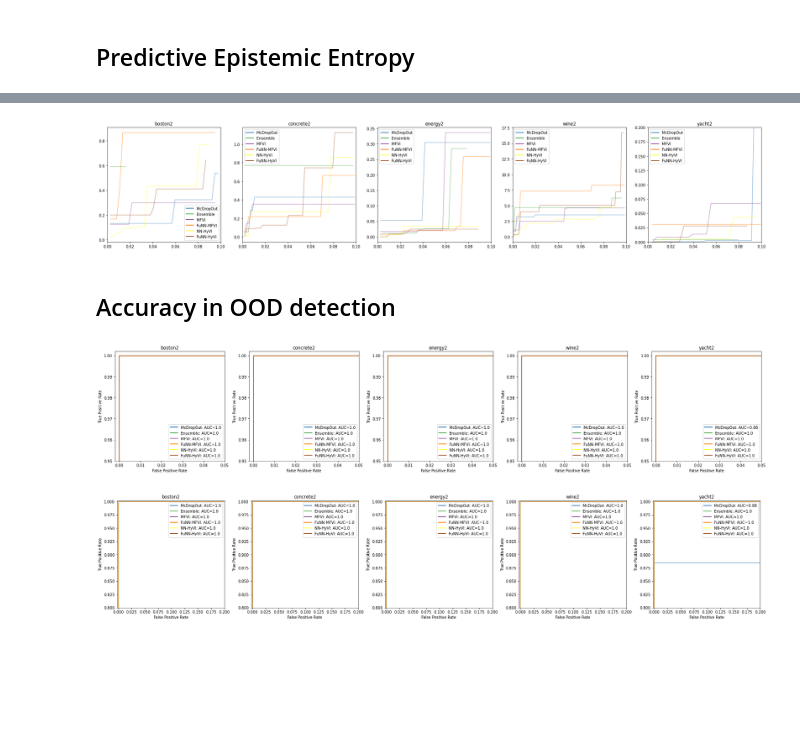
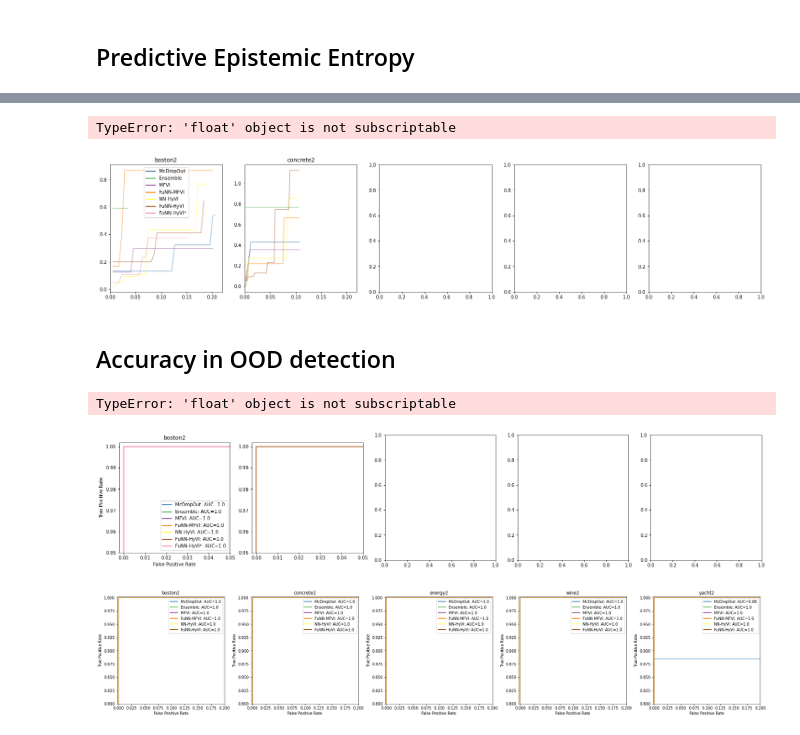
Before and after one commit to yannpequignot/IVISpaces, a Jupyter notebook: Notebooks/2mean_results.ipynb, the cells around one changed output, grey strips where cells are left out. Saved outputs shown, nothing was run; the diff lists cells and outputs as text; code cells hidden in the pictures; blank space fills up the shorter version.

```diff
--- a/Notebooks/2mean_results.ipynb
+++ b/Notebooks/2mean_results.ipynb
@@ -191,9 +168,9 @@ yacht2    &   9.0±nan &  113.0±nan &   69.0±nan &  120.0±nan &   43.0±nan &
 # %% [markdown]
 ## Predictive Epistemic Entropy #
 # %%
-Entropy=torch.load(path+'2mean_smallUCI_Exp2_2020-11-19-15:56_entropy.pt')
+Entropy=torch.load(path+'2mean_smallUCI_Exp2_2020-11-19-23:25_entropy.pt')
 # %%
-methods=['McDropOut','Ensemble','MFVI','FuNN-MFVI','NN-HyVI','FuNN-HyVI']
+methods=['McDropOut','Ensemble','MFVI','FuNN-MFVI','NN-HyVI','FuNN-HyVI','FuNN-HyVI*']
 #methods=['Ensemble','FuNN-HyVI']
 
 datasets=['boston2', 'concrete2', 'energy2','wine2', 'yacht2']
@@ -244,9 +221,9 @@ for dataset, dic in Entropy.items():
             sns.distplot(H[i].cpu(), label=label[i], ax=ax[m,d], kde=True)#, color=colors[i])#, hist=False, norm_hist=True)#color=colors[i],
             if d ==0:
                 if method=='FuNNeVI' or method== 'GeNNeVI':
-                    ax[m,d].set_ylabel(method_names[m], {'fontweight':'bold'})
+                    ax[m,d].set_ylabel(method, {'fontweight':'bold'})
                 else:
-                    ax[m,d].set_ylabel(method_names[m])
+                    ax[m,d].set_ylabel(method)
         m+=1
 
     d+=1
@@ -377,13 +354,13 @@ for dataset, dic in Entropy.items():
             SE_=torch.cat(SE).cpu()
             H_sorted,indices=torch.sort(H_)
             SE_sorted=SE_[indices]
-            average_SE= torch.cat([SE_sorted[:i].mean().sqrt().unsqueeze(0) for i in range(len(SE_sorted))])
-            max_SE =torch.cat([torch.max(SE_sorted[:i+1]).sqrt().unsqueeze(0) for i in range(len(SE_sorted)-1)])
+            average_SE= torch.cat([SE_sorted[:i].mean().unsqueeze(0) for i in range(len(SE_sorted))])
+            max_SE =torch.cat([torch.max(SE_sorted[:i+1]).unsqueeze(0) for i in range(len(SE_sorted)-1)])
             percentage=torch.Tensor([i/len(H_sorted) for i in range(len(H_sorted))])
             #ax[0,d].plot(percentage, average_SE, label=method, color=cmap(m))
             ax[0,d].plot(percentage[1:], max_SE, label=method, color=cmap(m+1))
         ax[0,d].legend(loc='upper right', prop={'size': 8})
-        ax[0,d].set_ylim(0.,5.)
+        ax[0,d].set_ylim(0.,3.)
        # ax[m,d].plot(H_sorted, )
 
 #         if d ==0:
@@ -546,7 +523,7 @@ for dataset, dic in Entropy.items():
             SE_sorted=SE_[indices]
             av_RSEs.append(torch.cat([SE_sorted[:i].mean().unsqueeze(0) for i in range(len(SE_sorted))]))
             max_RSEs.append(torch.cat([torch.max(SE_sorted[:i+1]).unsqueeze(0) for i in range(len(SE_sorted)-1)]))
-            percentage=torch.Tensor([i/(len(H[0])+len(H[1])) for i in range(len(H_sorted))])
+            percentage=torch.Tensor([i/(len(H[1])+len(H[2])) for i in range(len(H_sorted))])
 
         av_RSEs_=torch.stack(av_RSEs)
         max_RSEs_=torch.stack(max_RSEs)
@@ -555,35 +532,36 @@ for dataset, dic in Entropy.items():
        # ax[0,d].fill_between(percentage, av_RSEs_.mean(0)-av_RSEs_.std(0), av_RSEs_.mean(0)+av_RSEs_.std(0), facecolor=cmap(m+1), alpha=0.2)
         ax[0,d].plot(percentage[1:], max_RSEs_.mean(0), label=method, color=cmap(m+1), alpha=0.5)
         #ax[0,d].fill_between(percentage[1:], max_RSEs_.mean(0)-max_RSEs_.std(0), max_RSEs_.mean(0)+max_RSEs_.std(0), facecolor=cmap(m+1), alpha=0.2)
 
-        ax[0,d].set_xlim(0., .1)
+        ax[0,d].set_xlim(0., .22)
 
         #ax[0,d].plot(percentage[1:], max_SE, label=method, color=cmap(m+1))
         m+=1
     ax[0,d].legend(custom_lines, custom_text, loc='best')
 
     #ax[0,d].legend(loc='upper right', prop={'size': 8})
        # ax[m,d].plot(H_sorted, )
 
 #         if d ==0:
 #             if method=='FuNNeVI' or method== 'GeNNeVI':
 #                 ax[m,d].set_ylabel(method_names[m], {'fontweight':'bold'})
 #             else:
 #                 ax[m,d].set_ylabel(method_names[m])
 
 
     d+=1
 ax[0,4].set_ylim(0., .2)
 
 #bbox_to_anchor=(1.05, 1), loc='upper left', borderaxespad=0.)
 fig.tight_layout()
 fig.align_ylabels(ax[:, 0])
 plt.savefig(path+"RMSEvsPercentageHrank", dpi=600)
 #plt.subplots_adjust(top=.9)
 #plt.suptitle('Posterior Predictive Entropy Distributions')
 plt.show()
 # %% [output]
+TypeError: 'float' object is not subscriptable
-[figure, old version]
+[figure, new version]
 # %% [markdown]
 ## Accuracy in OOD detection
 # %%
@@ -617,7 +595,7 @@ n_datasets=5
 n_methods=6
 fig,ax=plt.subplots(1,len(datasets),figsize=(5*(len(datasets)),5))
 
-custom_lines = [Line2D([0], [0], color=cmap(m+1), lw=2) for m in range(n_methods)]
+custom_lines = [Line2D([0], [0], color=cmap(m+1), lw=2) for m in range(len(methods))]
 nb_split=0
 d=0
 for dataset, dic in Entropy.items():
@@ -652,7 +630,8 @@ fig.savefig(path+"ROC.pdf", bbox_inches='tight', dpi=600)
 
 plt.show()
 # %% [output]
+TypeError: 'float' object is not subscriptable
-[figure, old version]
+[figure, new version]
 # %%
 import seaborn as sns
 from pylab import *
```
Also changed, not shown: parts of 17 cells of this notebook, 8 other files.
